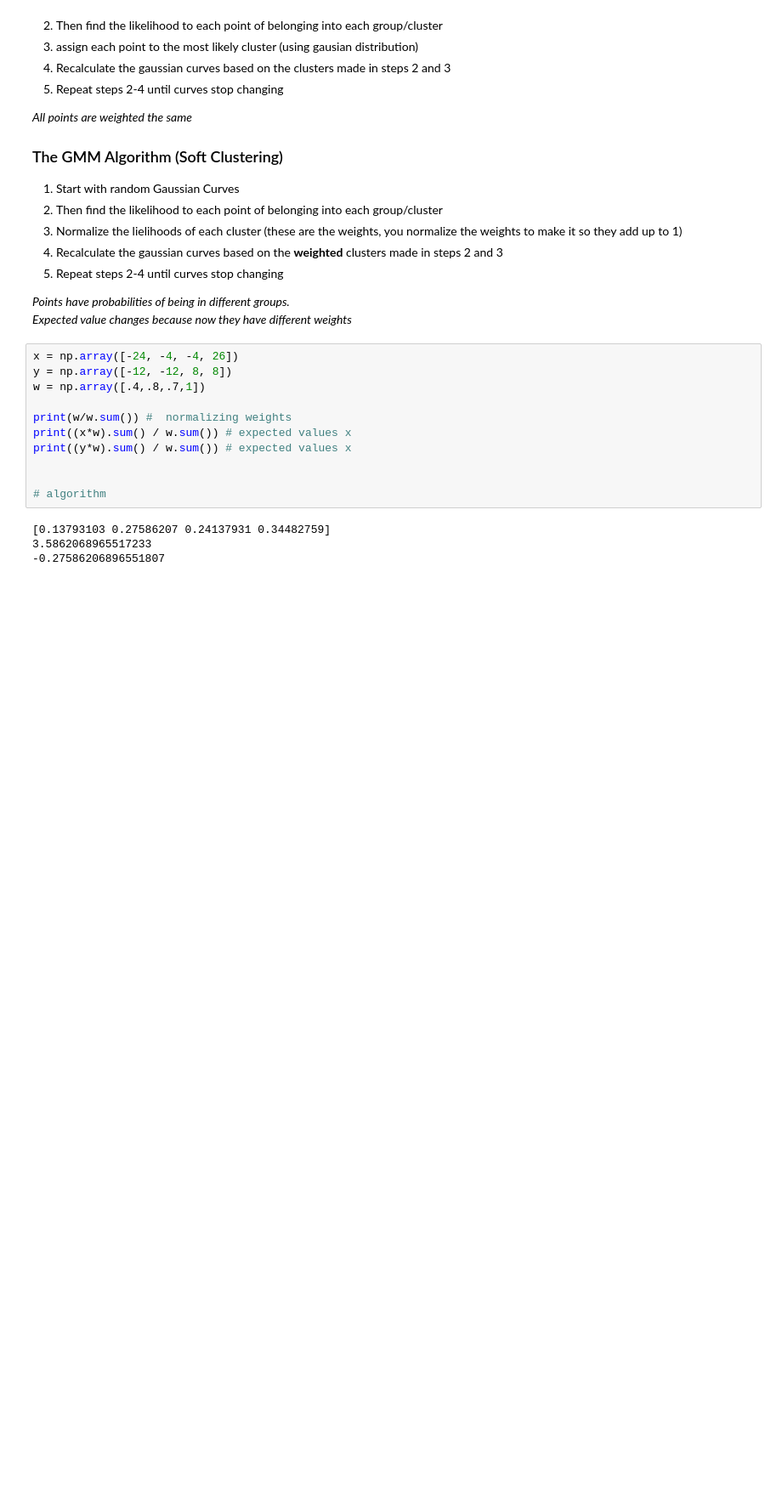
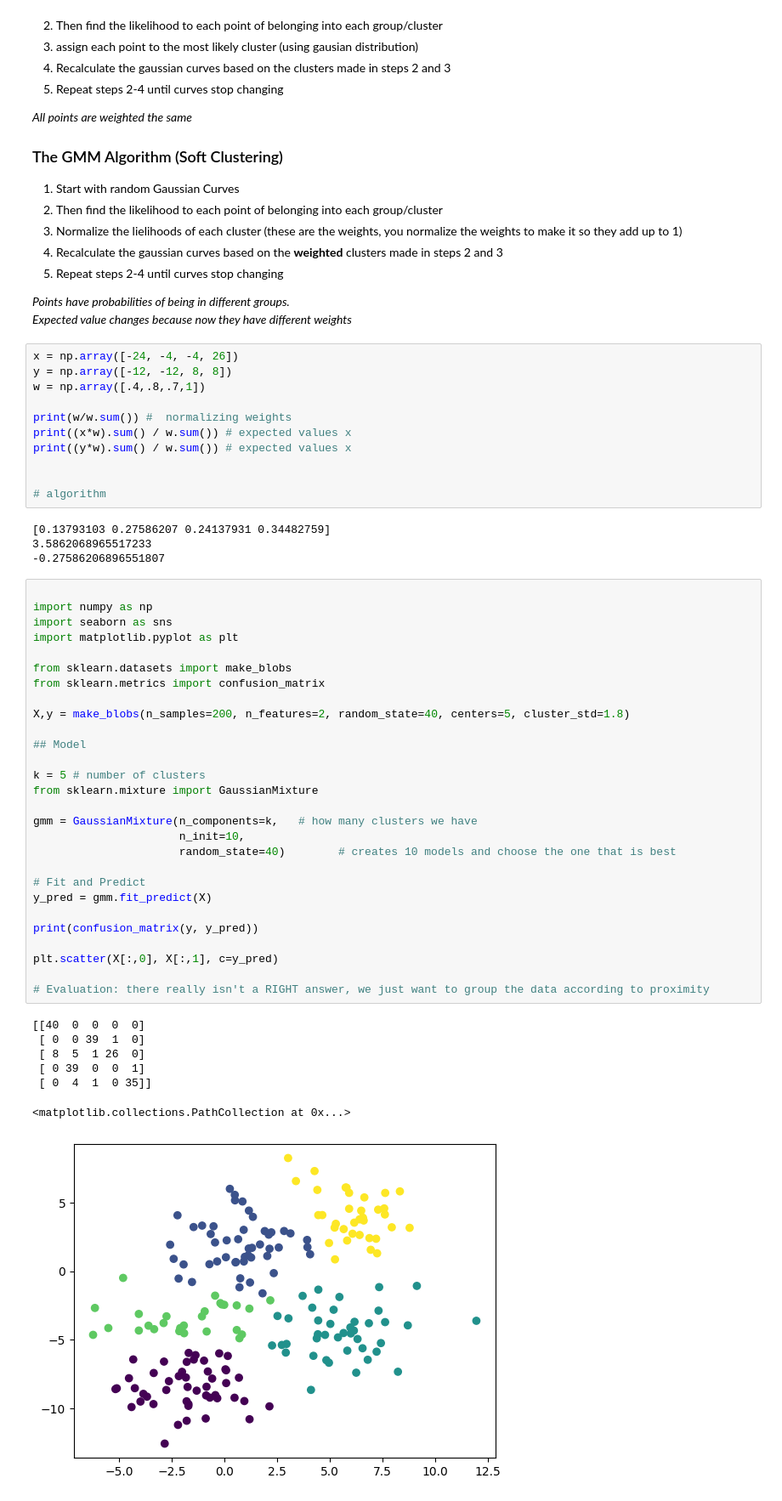
Before and after one commit to dustyshaw/machine-learning, a Jupyter notebook: notes/day17_GMMS.ipynb, the cells around one changed output. Shown: that part at 85% size. Drawn from its saved outputs; the diff is of its cells as text; blank space fills up the shorter version.

```diff
--- a/notes/day17_GMMS.ipynb
+++ b/notes/day17_GMMS.ipynb
@@ -136,3 +136,39 @@ print((y*w).sum() / w.sum()) # expected values x
 [0.13793103 0.27586207 0.24137931 0.34482759]
 3.5862068965517233
 -0.27586206896551807
+# %%
+
+import numpy as np
+import seaborn as sns
+import matplotlib.pyplot as plt
+
+from sklearn.datasets import make_blobs
+from sklearn.metrics import confusion_matrix
+
+X,y = make_blobs(n_samples=200, n_features=2, random_state=40, centers=5, cluster_std=1.8)
+
+## Model
+
+k = 5 # number of clusters
+from sklearn.mixture import GaussianMixture
+
+gmm = GaussianMixture(n_components=k,   # how many clusters we have
+                      n_init=10,
+                      random_state=40)        # creates 10 models and choose the one that is best
+
+# Fit and Predict
+y_pred = gmm.fit_predict(X)
+
+print(confusion_matrix(y, y_pred))
+
+plt.scatter(X[:,0], X[:,1], c=y_pred)
+
+# Evaluation: there really isn't a RIGHT answer, we just want to group the data according to proximity
+# %% [output]
+[[40  0  0  0  0]
+ [ 0  0 39  1  0]
+ [ 8  5  1 26  0]
+ [ 0 39  0  0  1]
+ [ 0  4  1  0 35]]
+<matplotlib.collections.PathCollection at 0x...>
+[figure, added]
```
Also changed, not shown: parts of 3 cells of this notebook, 1 other file.
